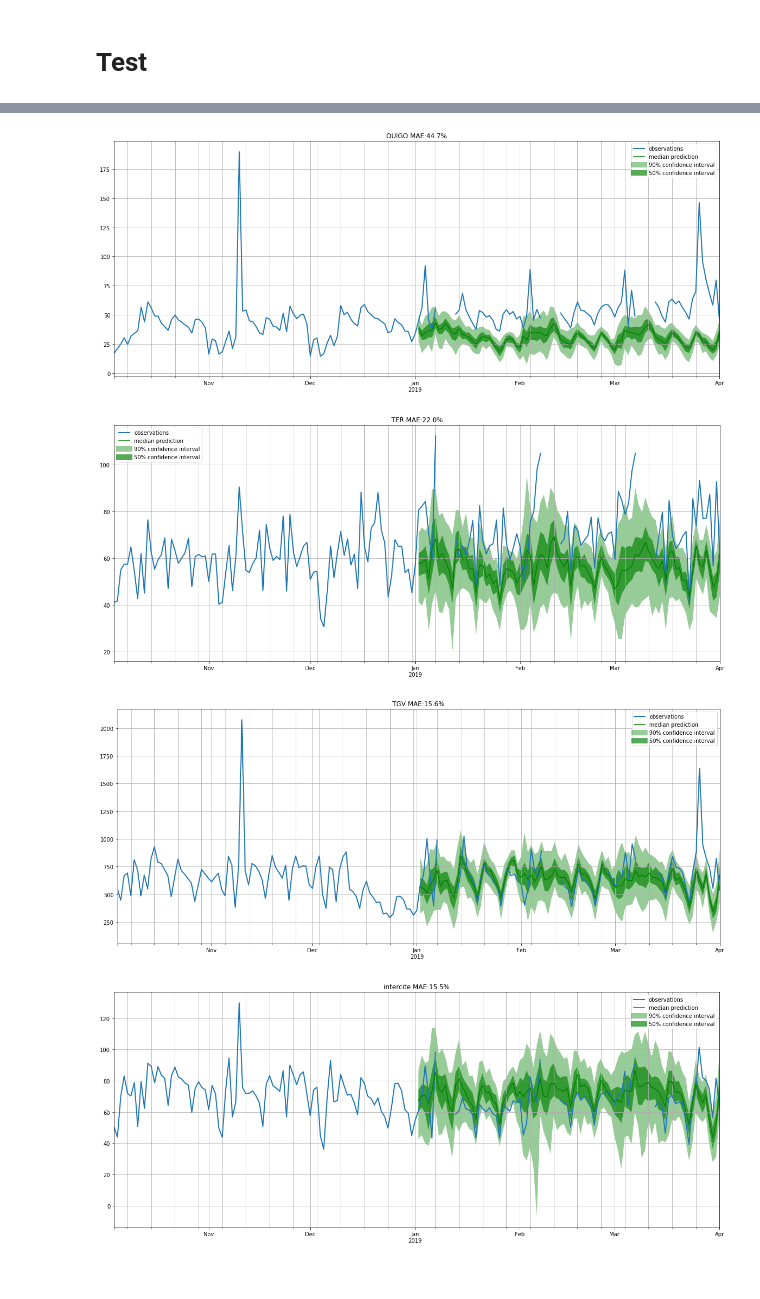
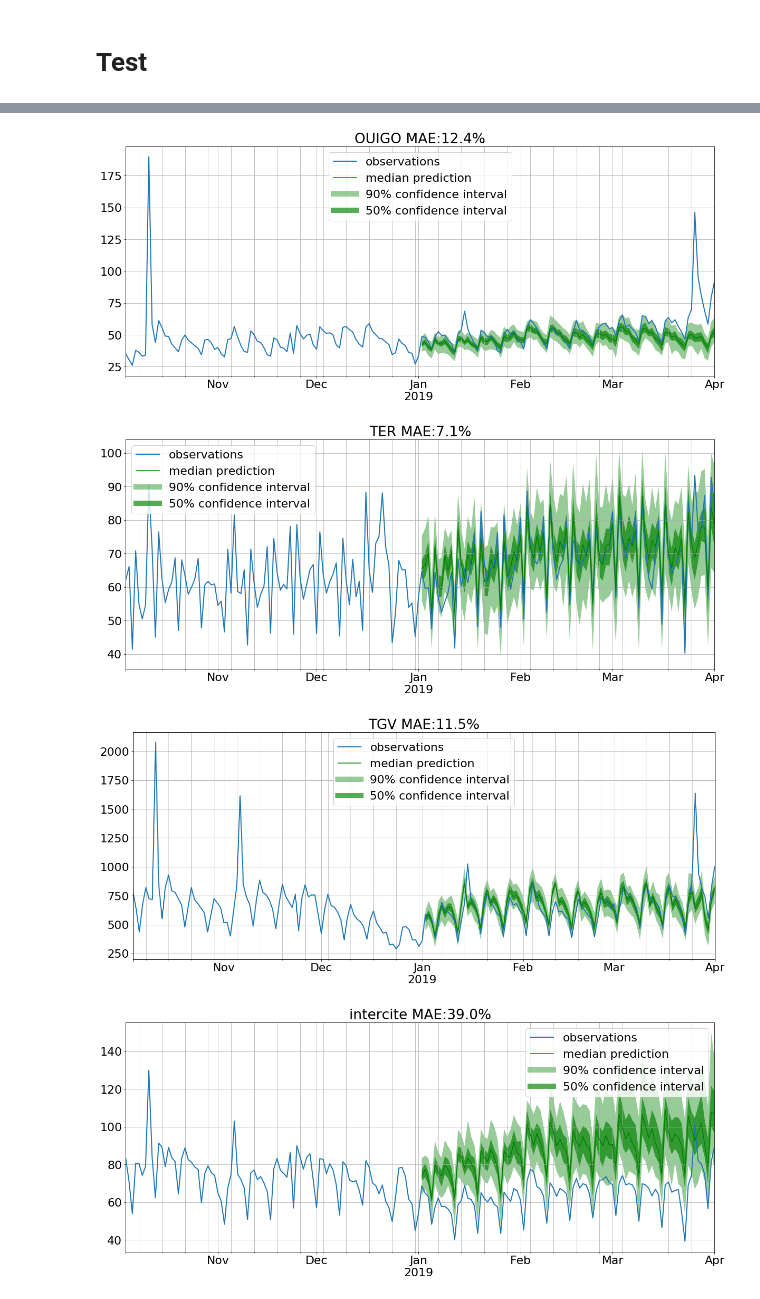
Before and after one commit to VincentVillet/gluonts_exploration, a Jupyter notebook: deepar_oui.ipynb, the cells around one changed output, grey strips where cells are left out. Drawn from its saved outputs; the diff is of its cells as text; code cells hidden in the pictures.

```diff
--- a/deepar_oui.ipynb
+++ b/deepar_oui.ipynb
@@ -39,10 +66,0 @@ df_dict["TGV"].head(3)
-# %%
-plt.figure(1, figsize=(20, 5))
-for transporteur in ['Lyria', 'OUIGO', 'TER', "TGV", 'intercite']:
-    df_trans = df_dict[transporteur].copy()
-    df_trans = df_trans[df_trans.index >= datetime(2019, 1, 1)]
-    if transporteur == "TGV":
-        df_trans["VA"] = df_trans["VA"] / 5
-    plt.plot(df_trans.index, df_trans["VA"], label=transporteur)
-    plt.legend()
-plt.show()
@@ -66,7 +82,8 @@ def train_predictor(df_dict, end_train_date, transporteurs_list, feat_dynamic_co
             [{"item_id": transporteur,
                 "start": df_dict[transporteur].index[0],
               "target": df_dict[transporteur].VA[:end_train_date],
-             "feat_dynamic_real": df_dict[transporteur][feat_dynamic_cols][:end_train_date]
+             "feat_dynamic_real": [df_dict[transporteur][feat_dynamic_col][:end_train_date]
+                                   for feat_dynamic_col in feat_dynamic_cols]
              }
             for transporteur in transporteurs],
             freq = data_freq
@@ -92,7 +109,8 @@ def make_predictions(predictor, df_dict, test_date, transporteurs_list, feat_dyn
             [{"item_id": transporteur,
                 "start": df_dict[transporteur].index[0],
               "target": df_dict[transporteur].VA[:test_date + timedelta(days=90)],
-             "feat_dynamic_real": df_dict[transporteur][feat_dynamic_cols][:test_date + timedelta(days=90)]
+             "feat_dynamic_real": [df_dict[transporteur][feat_dynamic_col][:test_date + timedelta(days=90)]
+                                   for feat_dynamic_col in feat_dynamic_cols]
              }
             for transporteur in transporteurs_list],
             freq = data_freq
@@ -152,5 +172,6 @@ INFO:root:Final loss: 3.37707633972168 (occurred at epoch 7)
 INFO:root:End model training
 # %%
+matplotlib.rcParams.update({'font.size': 22})
 test_date = datetime(2019, 1, 1)
 forecasts, tss = make_predictions(tgv_predictor, df_dict, test_date, transporteurs_list)
 plot_forecasts(df_dict, test_date, tss, forecasts, past_length=2*nb_days_pred, num_plots=1)
@@ -159,7 +180,5 @@ plot_forecasts(df_dict, test_date, tss, forecasts, past_length=2*nb_days_pred, n
 # %%
-transporteurs_list = transporteurs
-
-all_trans_predictor = train_predictor(df_dict, end_train_date, transporteurs_list, feat_dynamic_cols=None)
+all_trans_predictor = train_predictor(df_dict, end_train_date, transporteurs, feat_dynamic_cols=None)
 # %% [output]
 INFO:root:Using CPU
 INFO:root:Start model training
@@ -180,6 +199,7 @@ INFO:root:Final loss: 3.344212408065796 (occurred at epoch 7)
 INFO:root:End model training
 # %%
+matplotlib.rcParams.update({'font.size': 22})
 test_date = datetime(2019, 1, 1)
-forecasts, tss = make_predictions(all_trans_predictor, df_dict, test_date, transporteurs_list)
+forecasts, tss = make_predictions(all_trans_predictor, df_dict, test_date, transporteurs)
 plot_forecasts(df_dict, test_date, tss, forecasts, past_length=2*nb_days_pred, num_plots=1)
 # %% [output]
@@ -187,4 +207,4 @@ plot_forecasts(df_dict, test_date, tss, forecasts, past_length=2*nb_days_pred, n
-[figure, old version]
+[figure, new version]
-[figure, old version]
+[figure, new version]
-[figure, old version]
+[figure, new version]
-[figure, old version]
+[figure, new version]
```
Also changed, not shown: parts of 15 cells of this notebook, 1 other file.
